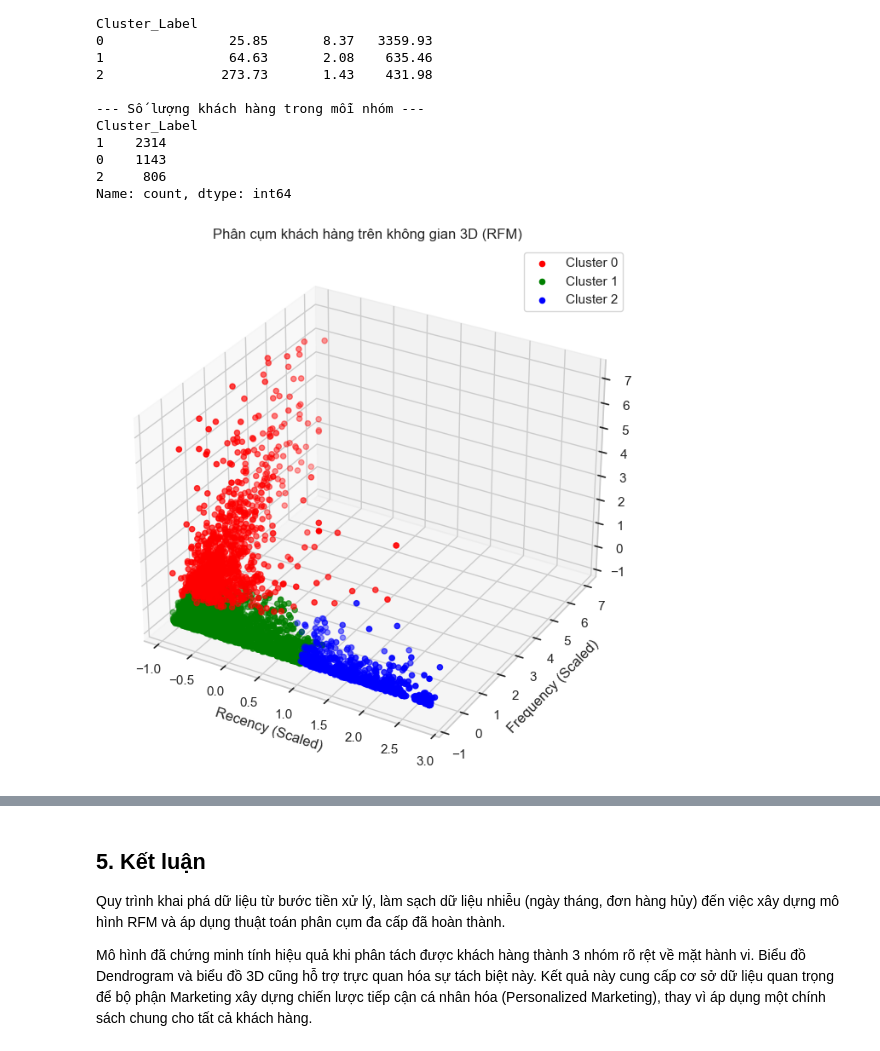
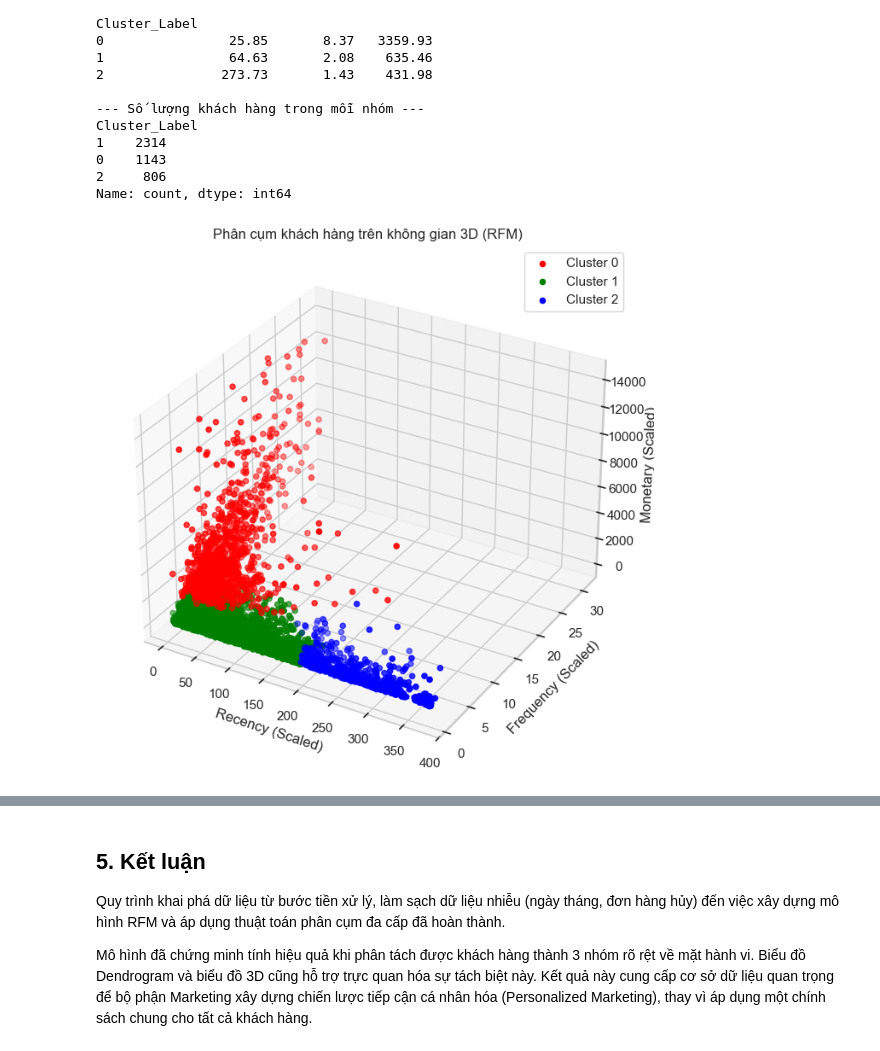
Before and after one commit to TonOfWeight072501/sgu_kpdl, a Jupyter notebook: LAB08_PHANCUM/PHANCUMDACAP/online.ipynb, the cells around one changed output, grey strips where cells are left out. Drawn from its saved outputs; the diff is of its cells as text; code cells hidden in the pictures.

```diff
--- a/LAB08_PHANCUM/PHANCUMDACAP/online.ipynb
+++ b/LAB08_PHANCUM/PHANCUMDACAP/online.ipynb
@@ -343,31 +339,31 @@ Name: count, dtype: int64
 # %%
 
 # --- 4. Trực quan hóa 3D (Recency - Frequency - Monetary) ---
 from mpl_toolkits.mplot3d import Axes3D
 
 fig = plt.figure(figsize=(10, 8))
 ax = fig.add_subplot(111, projection='3d')
 
 # Vẽ từng cụm với màu khác nhau
 colors = ['red', 'green', 'blue']
 labels = ['Nhóm 0', 'Nhóm 1', 'Nhóm 2']
 
 for i in range(k):
     # Lấy dữ liệu đã chuẩn hóa của cụm i để vẽ (để các trục có cùng tỉ lệ)
-    idx = rfm_normalized.index[cluster_labels == i]
-    points = rfm_normalized.loc[idx]
+    idx = rfm_final.index[cluster_labels == i]
+    points = rfm_final.loc[idx]
 
     ax.scatter(points['Recency'], points['Frequency'], points['Monetary'],
                s=20, c=colors[i], label=f'Cluster {i}')
 
 ax.set_xlabel('Recency (Scaled)')
 ax.set_ylabel('Frequency (Scaled)')
 ax.set_zlabel('Monetary (Scaled)')
 plt.title('Phân cụm khách hàng trên không gian 3D (RFM)')
 plt.legend()
 plt.show()
 # %% [output]
-[figure, old version]
+[figure, new version]
 # %%
 from sklearn.cluster import KMeans
 
```
Also changed, not shown: parts of 3 cells of this notebook, 2 other files.
